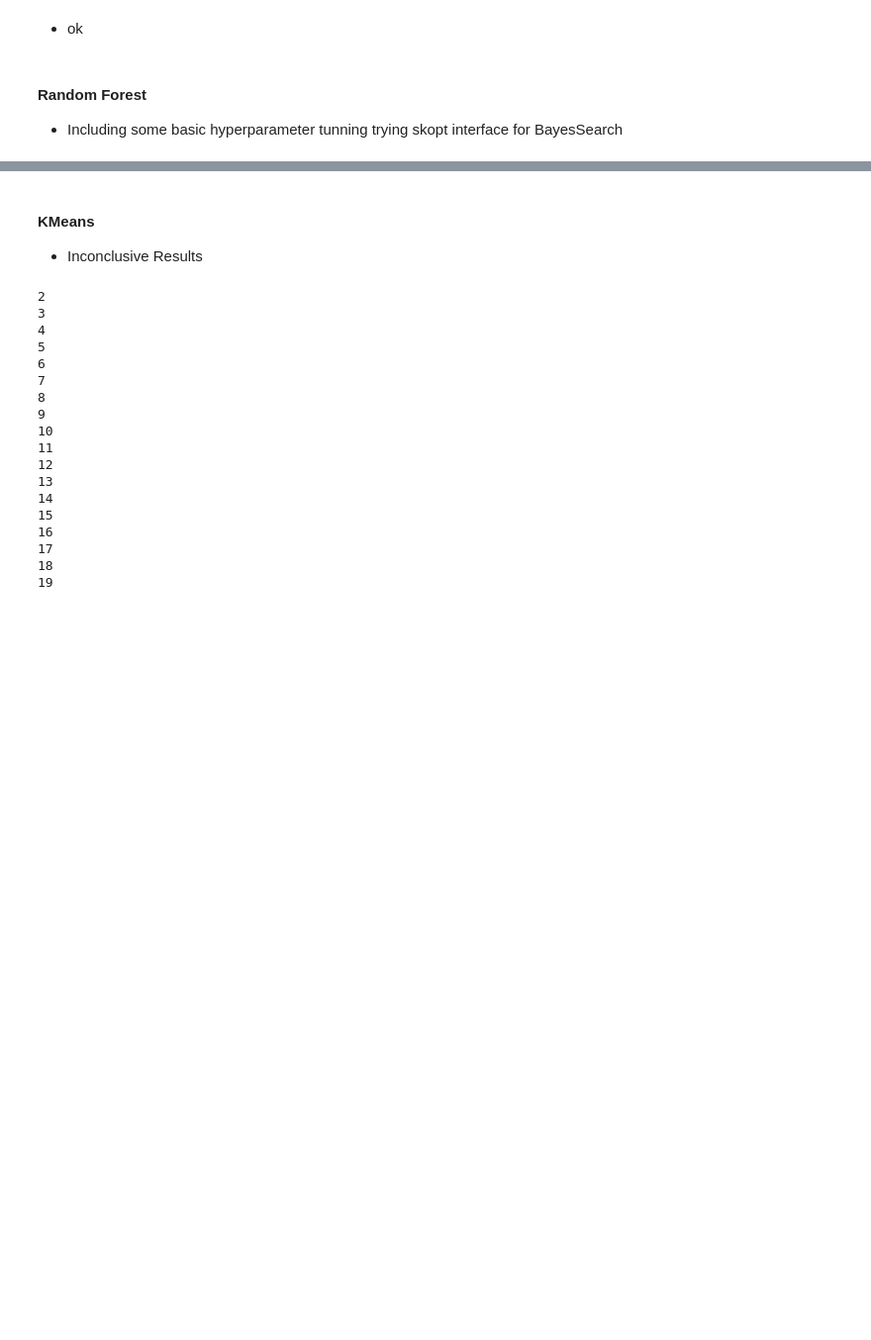
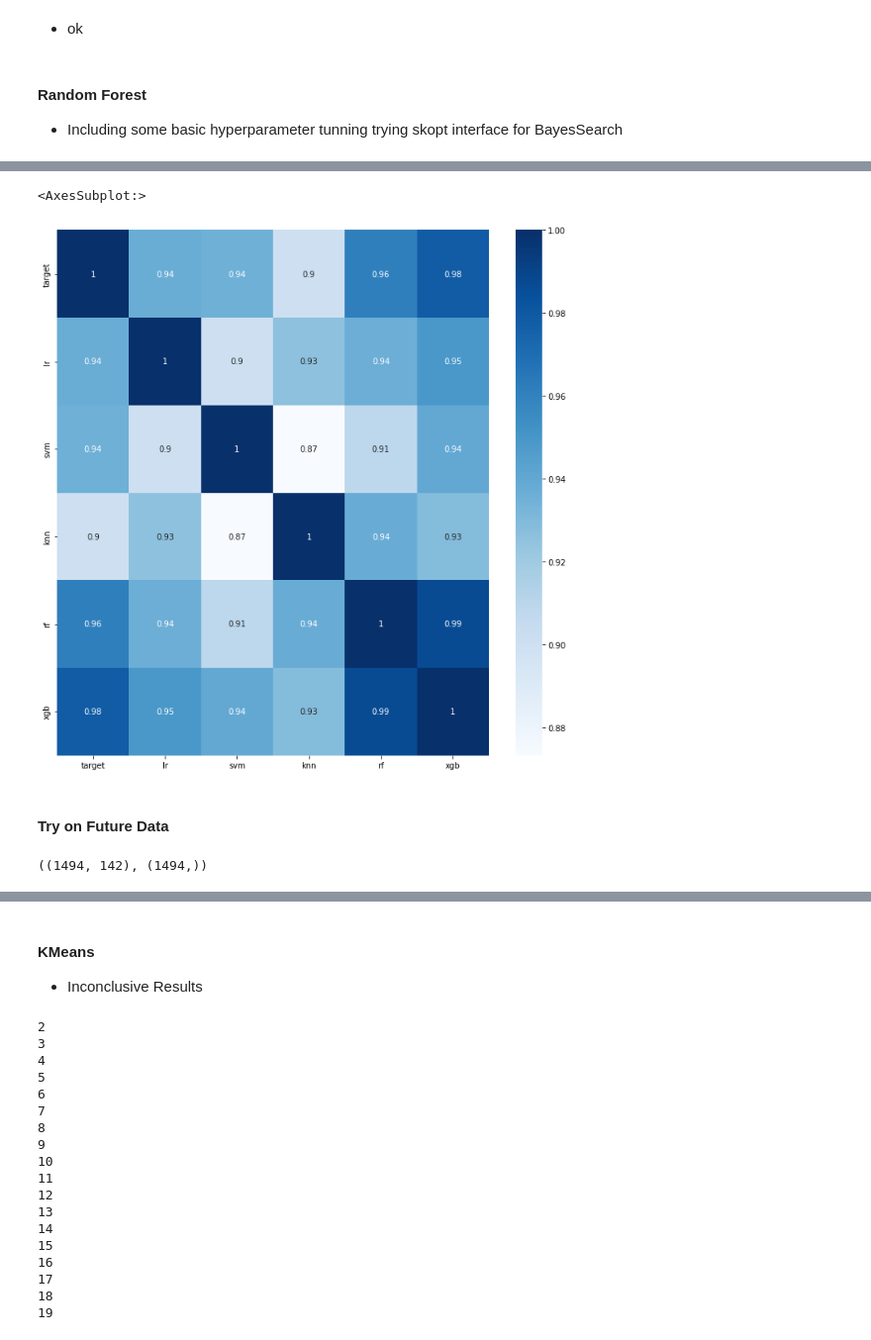
Before and after one commit to FranciscoPala/SP500_constituents_market_cap_estimator, a Jupyter notebook: src/notebooks/model_selection.ipynb, the cells around one changed output, grey strips where cells are left out. Shown at 99% size. Saved outputs shown, nothing was run; the diff lists cells and outputs as text; code cells hidden in the pictures; blank space fills up the shorter version.

Commit message:
added visualizations fro presentatios

```diff
--- a/src/notebooks/model_selection.ipynb
+++ b/src/notebooks/model_selection.ipynb
@@ -394,0 +312,6 @@ WTF... Inspect these values
+# %%
+rf_params = {'min_samples_leaf': 0.002887236335925434,
+  'min_samples_split': 0.00028915198115079827,
+  'max_depth': 10}
+rf = RandomForestRegressor(**rf_params)
+rf.fit(X_train, y_train)
@@ -394,0 +370,28 @@ WTF... Inspect these values
+# %%
+# Linear Regression predictions
+lr_pipe = make_pipeline(PowerTransformer(), LinearRegression())
+# SVM
+svm_pipe = make_pipeline(PowerTransformer(), SVR(C=0.5, epsilon=0.1))
+# Neighbors = 10, 10
+knn_pipe = make_pipeline(PowerTransformer(), RFE(estimator=LinearRegression(), n_features_to_select=10), KNeighborsRegressor(10))
+# Random Forest
+rf_params = {'min_samples_leaf': 0.002887236335925434,
+  'min_samples_split': 0.00028915198115079827,
+  'max_depth': 10}
+rf_pipe = make_pipeline(PowerTransformer(), RandomForestRegressor(**rf_params))
+# XGBoost
+xgb_params = {'min_child_weight': 21,
+  'alpha': 8.464262824000469e-06,
+  'max_depth': 6,
+  'colsample_bytree': 0.9568303973200649,
+  'subsample': 0.9991474262343963,
+  'eta': 0.12082260645131745}
+xgb_pipe = make_pipeline(PowerTransformer(), xgboost.XGBRegressor(**xgb_params))
+# %%
+results = data.loc[X_test.index,:]
+for name, estimator in [('lr',lr_pipe), ('svm',svm_pipe), ('knn',knn_pipe), ('rf',rf_pipe), ('xgb',xgb_pipe)]:
+    estimator.fit(X_train, y_train)
+    results[name] = np.exp(estimator.predict(X_test))
+# %%
+cols = ['target','lr', 'svm', 'knn', 'rf', 'xgb']
+results.loc[:,cols].corr()
@@ -394,0 +406,15 @@ WTF... Inspect these values
+# %%
+fig, ax = plt.subplots(1,1,figsize = (12,12))
+sns.heatmap(results.loc[:,cols].corr(), annot=True, cmap = 'Blues')
+# %% [output]
+<AxesSubplot:>
+[figure, added]
+# %% [markdown]
+#### Try on Future Data
+# %%
+future_data = pd.read_csv('../data/processed/future.csv')
+future_features = future_data.drop(columns=to_drop)
+future_target = future_data.target
+future_features.shape, future_target.shape
+# %% [output]
+((1494, 142), (1494,))
```
Also changed, not shown: parts of 94 cells of this notebook, 4 other files.
